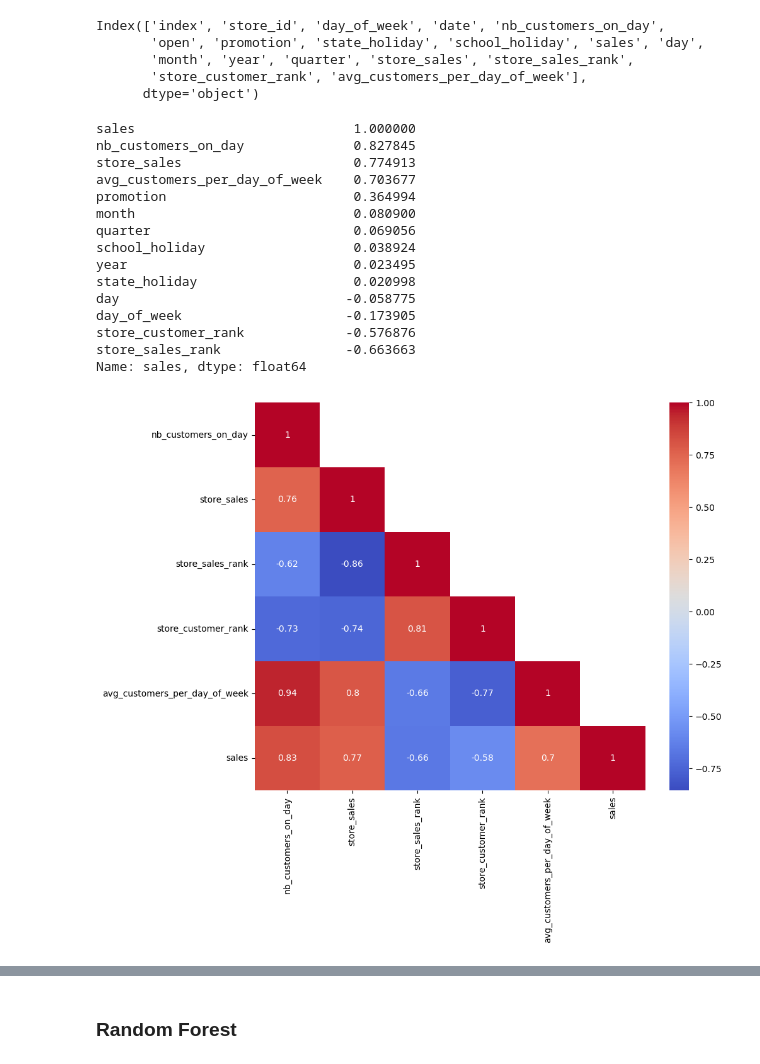
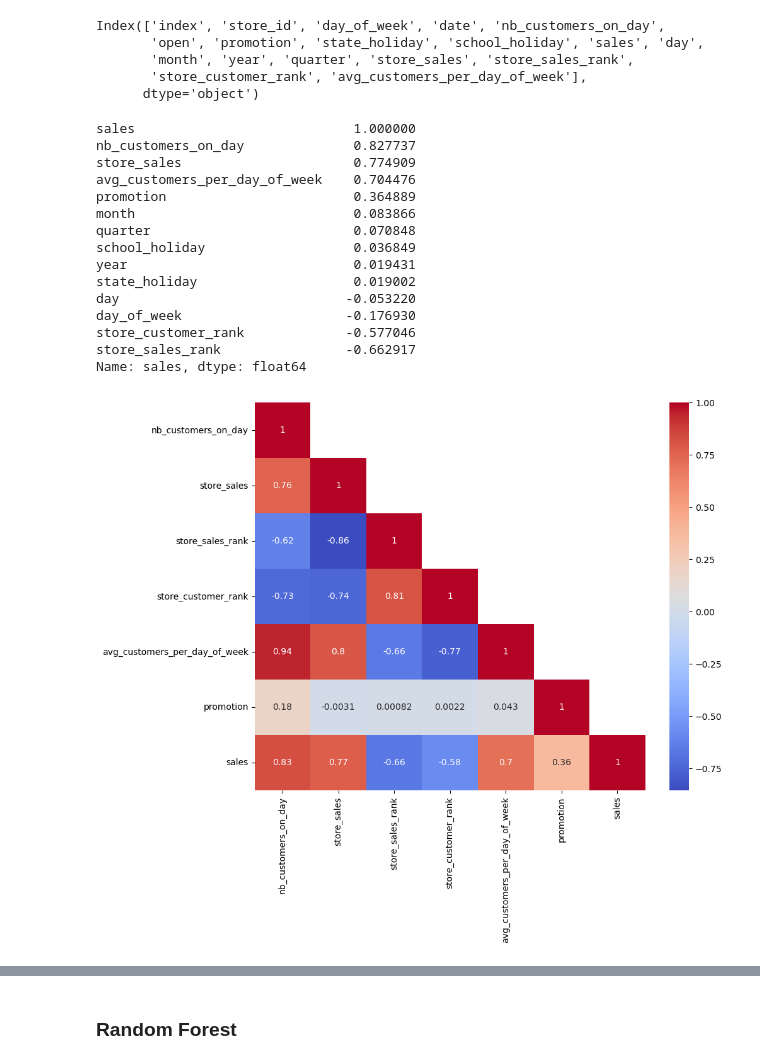
Before and after one commit to FabianaMFZ/Sales-Forecasting-with-Random-Forest-Regressor, a Jupyter notebook: challenge_random_forest [regressor].ipynb, the cells around one changed output, grey strips where cells are left out. Saved outputs shown, nothing was run; the diff lists cells and outputs as text; code cells hidden in the pictures.

```diff
--- a/challenge_random_forest [regressor].ipynb
+++ b/challenge_random_forest [regressor].ipynb
@@ -1158,40 +1207,40 @@ Index(['index', 'store_id', 'day_of_week', 'date', 'nb_customers_on_day',
        'store_customer_rank', 'avg_customers_per_day_of_week'],
       dtype='object')
 # %%
-df_model = df_opendays[['day_of_week', 'nb_customers_on_day',
+df_model = df_opendays[['day_of_week','date', 'nb_customers_on_day',
        'promotion', 'state_holiday', 'school_holiday', 'day',
        'month', 'year', 'quarter', 'store_sales','store_sales_rank', 'store_customer_rank','avg_customers_per_day_of_week','sales']]
-
 correlations_open = df_model.corr()['sales']
 print(correlations_open.sort_values(ascending=False))
 # %% [output]
 sales                            1.000000
-nb_customers_on_day              0.827845
-store_sales                      0.774913
-avg_customers_per_day_of_week    0.703677
-promotion                        0.364994
-month                            0.080900
-quarter                          0.069056
-school_holiday                   0.038924
-year                             0.023495
-state_holiday                    0.020998
-day                             -0.058775
-day_of_week                     -0.173905
-store_customer_rank             -0.576876
-store_sales_rank                -0.663663
+nb_customers_on_day              0.827737
+store_sales                      0.774909
+avg_customers_per_day_of_week    0.704476
+promotion                        0.364889
+month                            0.083866
+quarter                          0.070848
+school_holiday                   0.036849
+year                             0.019431
+state_holiday                    0.019002
+day                             -0.053220
+day_of_week                     -0.176930
+store_customer_rank             -0.577046
+store_sales_rank                -0.662917
 Name: sales, dtype: float64
 # %%
-df_model_metrics = df_model[['nb_customers_on_day', 'store_sales','store_sales_rank', 'store_customer_rank','avg_customers_per_day_of_week', 'sales']]
+# check medium to high correlations
+df_model_metrics = df_model[['nb_customers_on_day', 'store_sales','store_sales_rank', 'store_customer_rank','avg_customers_per_day_of_week', 'promotion', 'sales']]
 correlations_matrix = df_model_metrics.corr()
 
 mask = np.zeros_like(correlations_matrix)
 mask[np.triu_indices_from(mask, k=1)] = True
 
 fig, ax = plt.subplots(figsize=(10, 8))
 sns.heatmap(correlations_matrix, mask=mask, annot=True, cmap="coolwarm")
 plt.yticks(rotation=0)
 plt.show()
 # %% [output]
-[figure, old version]
+[figure, new version]
 # %%
 # X/y SPLIT
```
Also changed, not shown: parts of 87 cells of this notebook.
